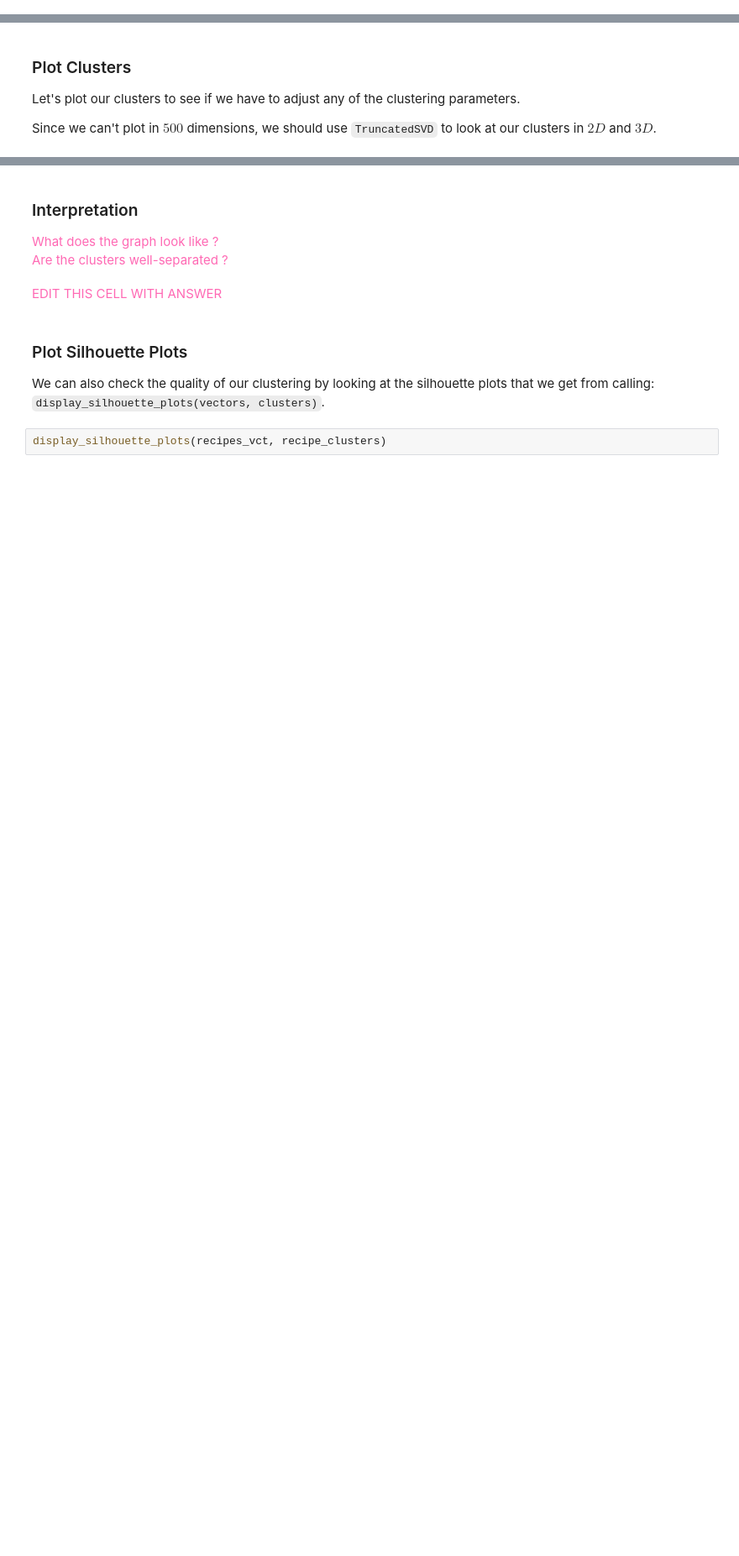
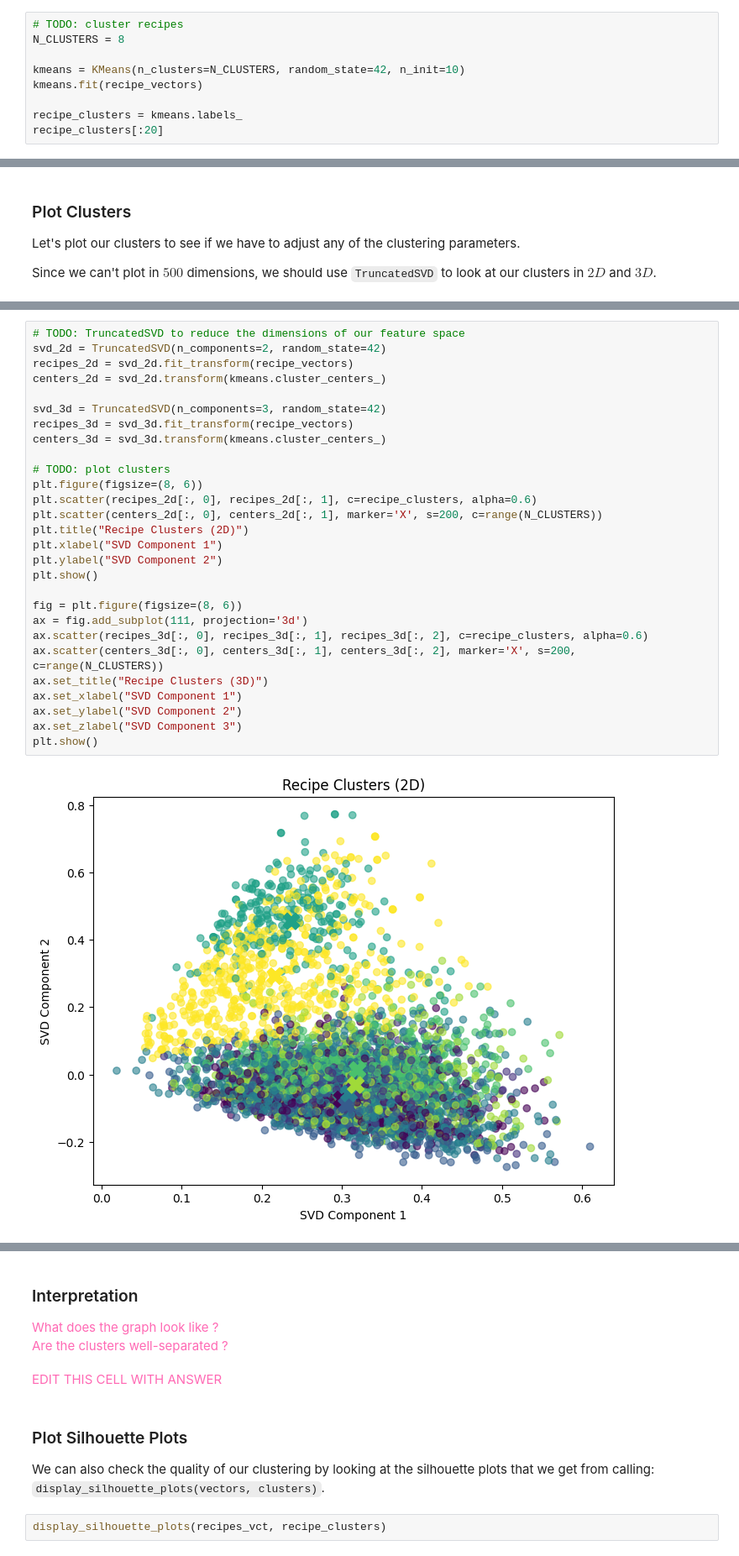
Before and after one commit to lims653-coder/Homework10, a Jupyter notebook: Homework10.ipynb, the cells around one changed output, grey strips where cells are left out. Shown at 84% size. Cells and saved outputs as stored; diff of their text form; blank space fills up the shorter version.

```diff
--- a/Homework10.ipynb
+++ b/Homework10.ipynb
@@ -177,0 +176,9 @@ When might this be useful ?
+# %%
+# TODO: cluster recipes
+N_CLUSTERS = 8
+
+kmeans = KMeans(n_clusters=N_CLUSTERS, random_state=42, n_init=10)
+kmeans.fit(recipe_vectors)
+
+recipe_clusters = kmeans.labels_
+recipe_clusters[:20]
@@ -202,0 +232,30 @@ Since we can't plot in $500$ dimensions, we should use `TruncatedSVD` to look at
+# %%
+# TODO: TruncatedSVD to reduce the dimensions of our feature space
+svd_2d = TruncatedSVD(n_components=2, random_state=42)
+recipes_2d = svd_2d.fit_transform(recipe_vectors)
+centers_2d = svd_2d.transform(kmeans.cluster_centers_)
+
+svd_3d = TruncatedSVD(n_components=3, random_state=42)
+recipes_3d = svd_3d.fit_transform(recipe_vectors)
+centers_3d = svd_3d.transform(kmeans.cluster_centers_)
+
+# TODO: plot clusters
+plt.figure(figsize=(8, 6))
+plt.scatter(recipes_2d[:, 0], recipes_2d[:, 1], c=recipe_clusters, alpha=0.6)
+plt.scatter(centers_2d[:, 0], centers_2d[:, 1], marker='X', s=200, c=range(N_CLUSTERS))
+plt.title("Recipe Clusters (2D)")
+plt.xlabel("SVD Component 1")
+plt.ylabel("SVD Component 2")
+plt.show()
+
+fig = plt.figure(figsize=(8, 6))
+ax = fig.add_subplot(111, projection='3d')
+ax.scatter(recipes_3d[:, 0], recipes_3d[:, 1], recipes_3d[:, 2], c=recipe_clusters, alpha=0.6)
+ax.scatter(centers_3d[:, 0], centers_3d[:, 1], centers_3d[:, 2], marker='X', s=200, c=range(N_CLUSTERS))
+ax.set_title("Recipe Clusters (3D)")
+ax.set_xlabel("SVD Component 1")
+ax.set_ylabel("SVD Component 2")
+ax.set_zlabel("SVD Component 3")
+plt.show()
+# %% [output]
+[figure, added]
```
Also changed, not shown: parts of 16 cells of this notebook.
